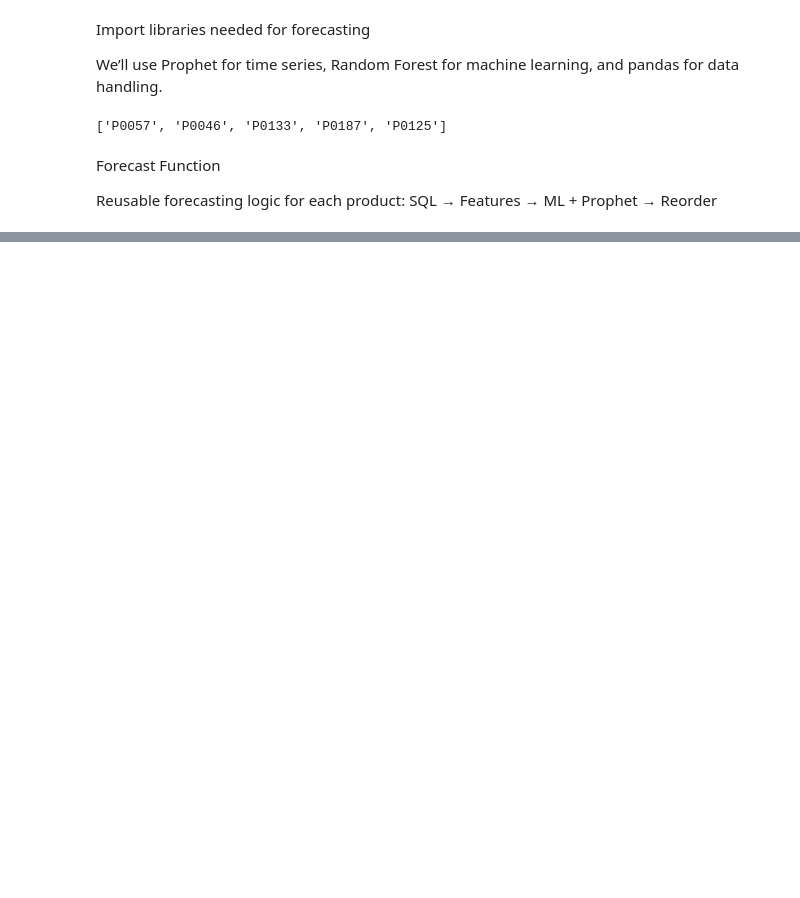
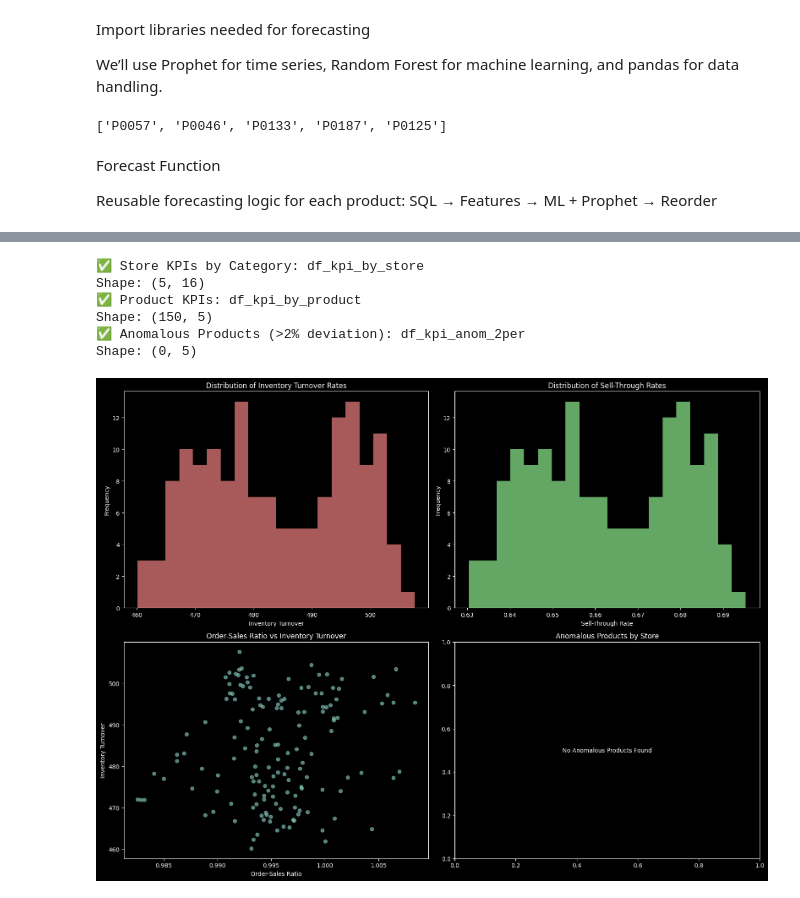
Before and after one commit to gnaneshgunda/Inventory_management, a Jupyter notebook: sql-task-2.ipynb, the cells around one changed output, grey strips where cells are left out. Saved outputs shown, nothing was run; the diff lists cells and outputs as text; code cells hidden in the pictures; blank space fills up the shorter version.

```diff
--- a/sql-task-2.ipynb
+++ b/sql-task-2.ipynb
@@ -601,0 +655,60 @@ Processing P0125...
+# %%
+# =====================================
+# 2. KPI ANALYSIS QUERIES
+# =====================================
+
+# Query 2A: Store-level KPIs by Category (already exists as df_kpi_by_store)
+print("✅ Store KPIs by Category: df_kpi_by_store")
+print(f"Shape: {df_kpi_by_store.shape}")
+
+# Query 2B: Product-level KPIs (already exists as df_kpi_by_product)
+print("✅ Product KPIs: df_kpi_by_product")
+print(f"Shape: {df_kpi_by_product.shape}")
+
+# Query 2C: Anomalous Order-Sales Ratios (already exists as df_kpi_anom_2per)
+print("✅ Anomalous Products (>2% deviation): df_kpi_anom_2per")
+print(f"Shape: {df_kpi_anom_2per.shape}")
+
+# Additional KPI Visualizations
+fig, axes = plt.subplots(2, 2, figsize=(16, 12))
+
+# Chart 1: Inventory Turnover Distribution
+axes[0,0].hist(df_kpi_by_product['Inventory_Turnover'].dropna(), bins=20, color='lightcoral', alpha=0.7)
+axes[0,0].set_title('Distribution of Inventory Turnover Rates')
+axes[0,0].set_xlabel('Inventory Turnover')
+axes[0,0].set_ylabel('Frequency')
+
+# Chart 2: Sell-Through Rate Distribution
+axes[0,1].hist(df_kpi_by_product['Sell_Through_Rate'].dropna(), bins=20, color='lightgreen', alpha=0.7)
+axes[0,1].set_title('Distribution of Sell-Through Rates')
+axes[0,1].set_xlabel('Sell-Through Rate')
+axes[0,1].set_ylabel('Frequency')
+
+# Chart 3: Order-Sales Ratio vs Inventory Turnover
+scatter_data = df_kpi_by_product.dropna()
+axes[1,0].scatter(scatter_data['Order_Sales_Ratio'], scatter_data['Inventory_Turnover'], alpha=0.6)
+axes[1,0].set_title('Order-Sales Ratio vs Inventory Turnover')
+axes[1,0].set_xlabel('Order-Sales Ratio')
+axes[1,0].set_ylabel('Inventory Turnover')
+
+# Chart 4: Anomalous products by store
+if len(df_kpi_anom_2per) > 0:
+    anom_by_store = df_kpi_anom_2per.groupby('Store_ID').size()
+    axes[1,1].bar(anom_by_store.index, anom_by_store.values, color='orange')
+    axes[1,1].set_title('Anomalous Products by Store')
+    axes[1,1].set_xlabel('Store ID')
+    axes[1,1].set_ylabel('Number of Anomalous Products')
+else:
+    axes[1,1].text(0.5, 0.5, 'No Anomalous Products Found', ha='center', va='center', transform=axes[1,1].transAxes)
+    axes[1,1].set_title('Anomalous Products by Store')
+
+plt.tight_layout()
+plt.show()
+# %% [output]
+✅ Store KPIs by Category: df_kpi_by_store
+Shape: (5, 16)
+✅ Product KPIs: df_kpi_by_product
+Shape: (150, 5)
+✅ Anomalous Products (>2% deviation): df_kpi_anom_2per
+Shape: (0, 5)
+[figure, added]
```
Also changed, not shown: parts of 12 cells of this notebook, 1 other file.
